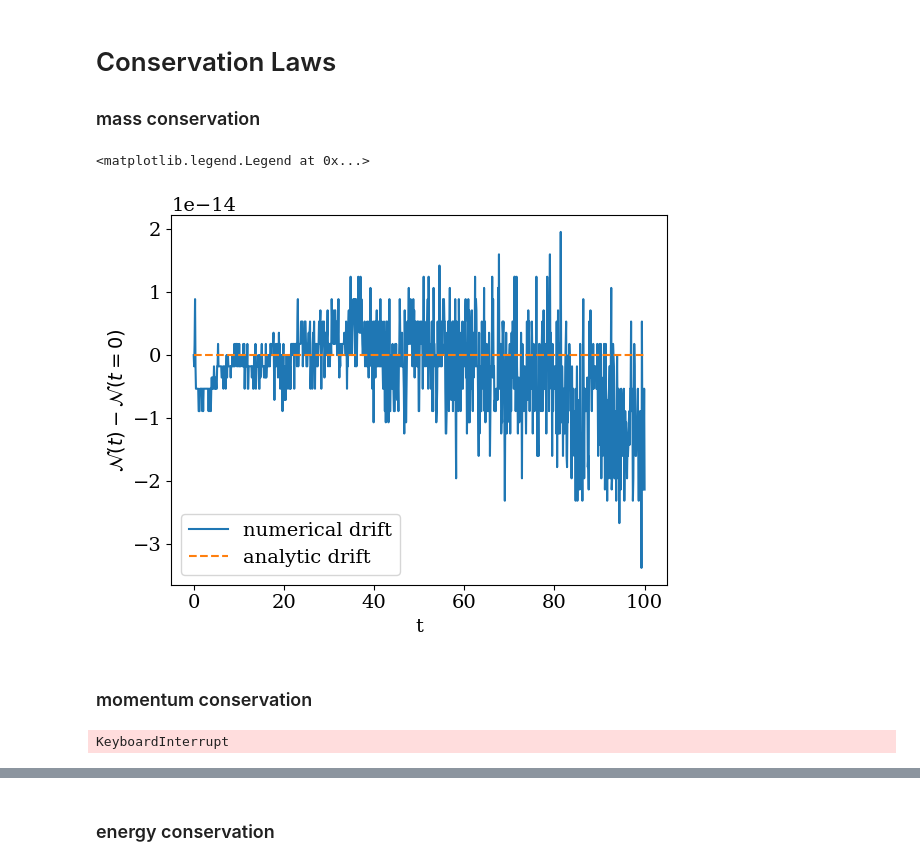
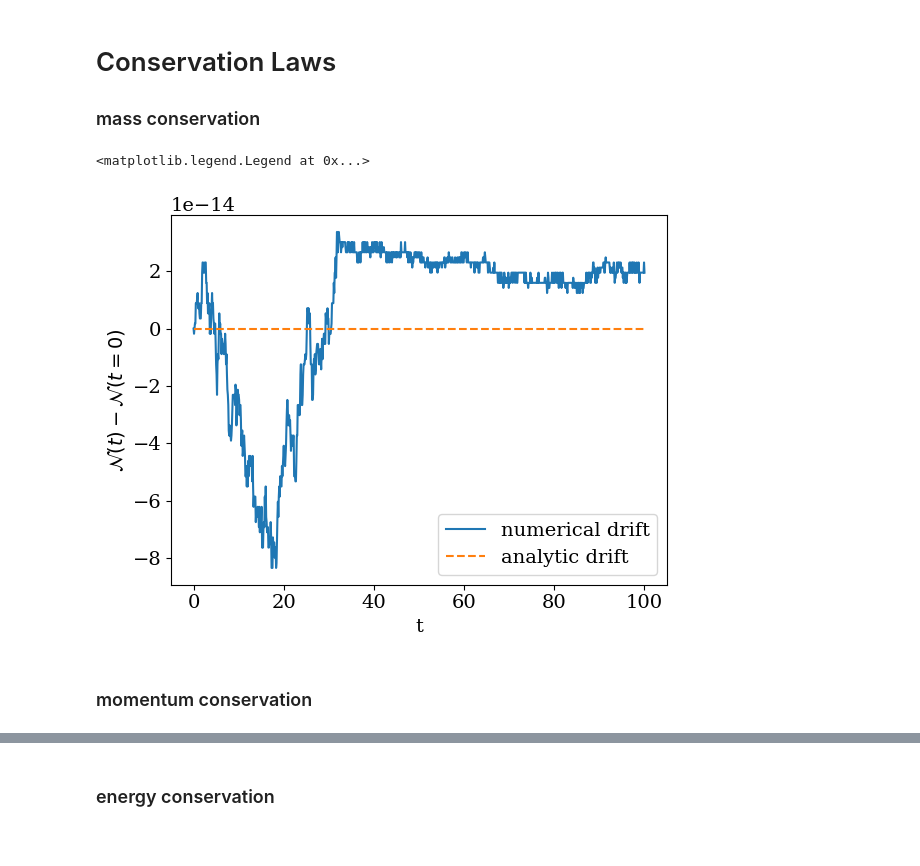
Before and after one commit to opaliss/SW-Conservative-Closure, a Jupyter notebook: SW/Langmuir wave SW.ipynb, the cells around one changed output, grey strips where cells are left out. Drawn from its saved outputs; the diff is of its cells as text; code cells hidden in the pictures.

Commit message:
get rid of closure by mass

```diff
--- a/SW/Langmuir wave SW.ipynb
+++ b/SW/Langmuir wave SW.ipynb
@@ -27,7 +27,7 @@ matplotlib.rc('ytick', labelsize=14)
 Nx = 50
 Nx_total = 2 * Nx + 1
 # number of Hermite spectral terms in v
-Nv = 1001
+Nv = 11
 # Velocity scaling of electron and ion
 alpha_e = 0.1
 alpha_i = np.sqrt(1 / 1836)
@@ -102,12 +102,6 @@ for ii in range(len(sol_midpoint_t)):
         closure_e = closure_momentum(state=state_e_midpoint[:, :, ii], alpha_s=alpha_e, u_s=u_e, Nv=Nv)
         closure_i = closure_momentum(state=state_i_midpoint[:, :, ii], alpha_s=alpha_i, u_s=u_i, Nv=Nv)
 
-    # total mass closure
-    elif closure == "mass":
-        #  mass closure
-        closure_e = closure_mass(state=state_e_midpoint[:, :, ii], E=E_midpoint[:, ii], Nx=Nx)
-        closure_i = closure_mass(state=state_i_midpoint[:, :, ii],  E=E_midpoint[:, ii], Nx=Nx)
-
     # truncation
     elif closure == "truncation":
         #  mass closure
@@ -224,14 +209,14 @@ for ii in range(0, len(sol_midpoint_t)):
                       + total_mass(state=state_i_midpoint[:, :, ii], alpha_s=alpha_i, L=L, Nv=Nv, Nx=Nx)
 # %%
 plt.plot(sol_midpoint_t, np.real(mass_midpoint - mass_midpoint[0]), label="numerical drift")
-plt.plot(sol_midpoint_t, np.real(sol_midpoint_u[-2]).real, ls="--", label="analytic drift")
+plt.plot(sol_midpoint_t, np.real(sol_midpoint_u[-1]).real, ls="--", label="analytic drift")
 plt.ylabel(r"$\mathcal{N}(t)-\mathcal{N}(t=0)$")
 plt.xlabel("t")
 #plt.yscale("log")
 plt.legend()
 # %% [output]
 <matplotlib.legend.Legend at 0x...>
-[figure, old version]
+[figure, new version]
 # %% [markdown]
 ### momentum conservation
 # %%
@@ -244,8 +229,6 @@ for ii in range(0, len(sol_midpoint_t)):
     momentum_midpoint_i[ii] =  total_momentum(state=state_i_midpoint[:, :, ii], alpha_s=alpha_i, L=L, Nv=Nv, m_s=m_i, u_s=u_i, Nx=Nx)
 
     momentum_midpoint[ii] = momentum_midpoint_e[ii]+ momentum_midpoint_i[ii]
-# %% [output]
-KeyboardInterrupt
 # %%
 #plt.plot(sol_midpoint_t, np.abs(momentum_midpoint_i))
 plt.plot(sol_midpoint_t, np.abs(momentum_midpoint-momentum_midpoint[0]), label="numerical drift")
```
Also changed, not shown: parts of 9 cells of this notebook.
